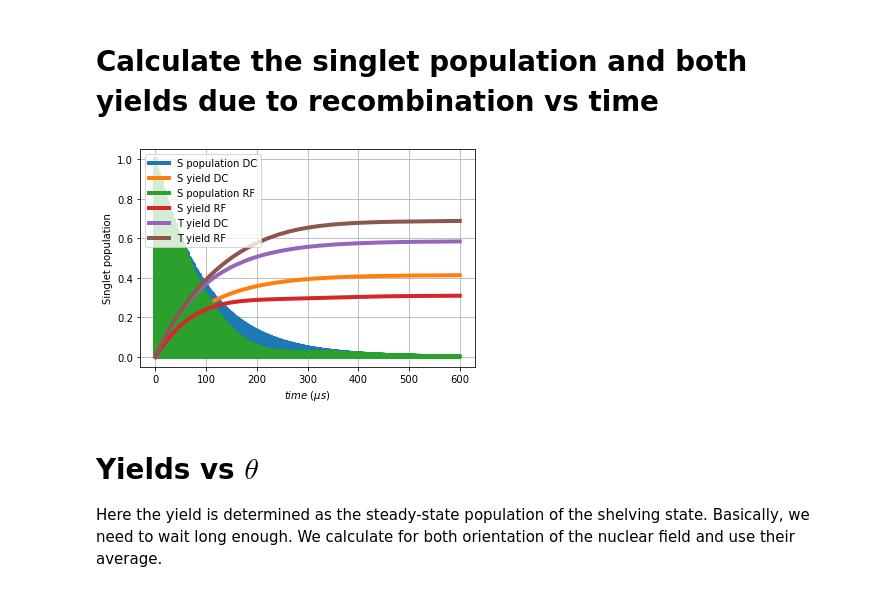
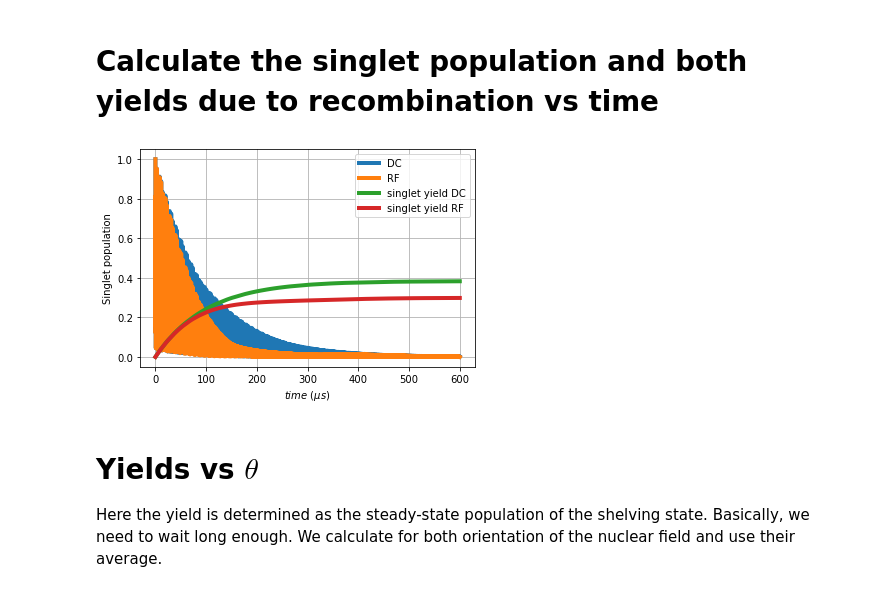
Before and after one commit to tretyakovmipt/Quantum-origins-of-magnetoreception, a Jupyter notebook: spin.ipynb, the cells around one changed output. Cells and saved outputs as stored; diff of their text form; code cells hidden in the pictures.

```diff
--- a/spin.ipynb
+++ b/spin.ipynb
@@ -171,21 +154,26 @@ triplet_t_yield_RF = result_t_RF.expect[2]
+# %%
+theta = 0 * pi
+tlist = np.linspace(0.0, 6.0 / k, 20000) #time grid
+rho0 = 0.5 * ket2dm(uS) + 0.5 * ket2dm(dS)  # Initial density matrix: singlet state with nuclear spin up and down
+
+result_t_DC = mesolve(H0(theta), rho0, tlist, c_op_list, [2 * rho0, SY], args=args)
+result_t_RF = mesolve([H0(theta), H_RF(theta, args)], rho0, tlist, c_op_list, [2 * rho0, SY], args=args)
+
+singlet_population_DC = result_t_DC.expect[0]
+singlet_population_RF = result_t_RF.expect[0]
 # %%
 #Plot results
 fig, ax = plt.subplots()
-ax.plot(tlist * 1e6 * factor, singlet_population_DC, label='S population DC', linewidth=4.0)
-ax.plot(tlist * 1e6 * factor, singlet_t_yield_DC, label='S yield DC', linewidth=4.0)
-ax.plot(tlist * 1e6 * factor, singlet_population_RF, label='S population RF', linewidth=4.0)
-ax.plot(tlist * 1e6 * factor, singlet_t_yield_RF, label='S yield RF', linewidth=4.0)
-ax.plot(tlist * 1e6 * factor, triplet_t_yield_DC , label='T yield DC', linewidth=4.0)
-ax.plot(tlist * 1e6 * factor, triplet_t_yield_RF , label='T yield RF', linewidth=4.0)
-
+ax.plot(tlist * 1e6 * factor, singlet_population_DC, label='DC', linewidth=4.0)
+ax.plot(tlist * 1e6 * factor, singlet_population_RF, label='RF', linewidth=4.0)
+ax.plot(tlist * 1e6 * factor, result_t_DC.expect[1], label='singlet yield DC', linewidth=4.0)
+ax.plot(tlist * 1e6 * factor, result_t_RF.expect[1], label='singlet yield RF', linewidth=4.0)
 ax.set_xlabel(r'$time\ (\mu s)$')
 ax.set_ylabel('Singlet population')
-# ax.set_xlim(0,1)
 ax.legend(loc=0)
 ax.grid()
-plt.show()
 # %% [output]
-[figure, old version]
+[figure, new version]
 # %% [markdown]
 # Yields vs $\theta$
 Here the yield is determined as the steady-state population of the shelving state. Basically, we need to wait long enough. We calculate for both orientation of the nuclear field and use their average.
```
Also changed, not shown: parts of 14 cells of this notebook.
